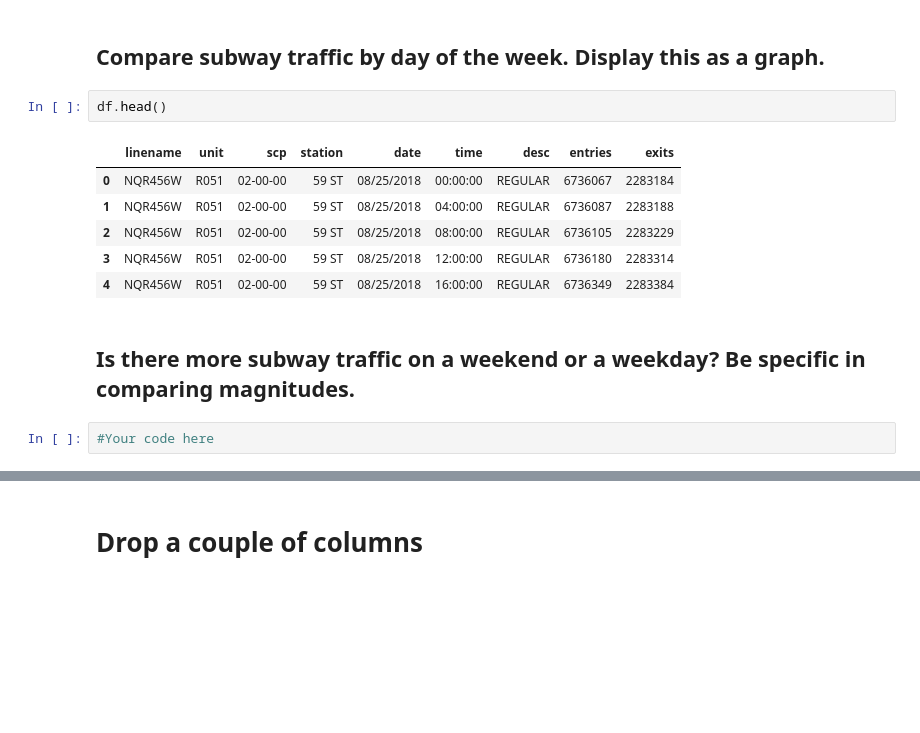
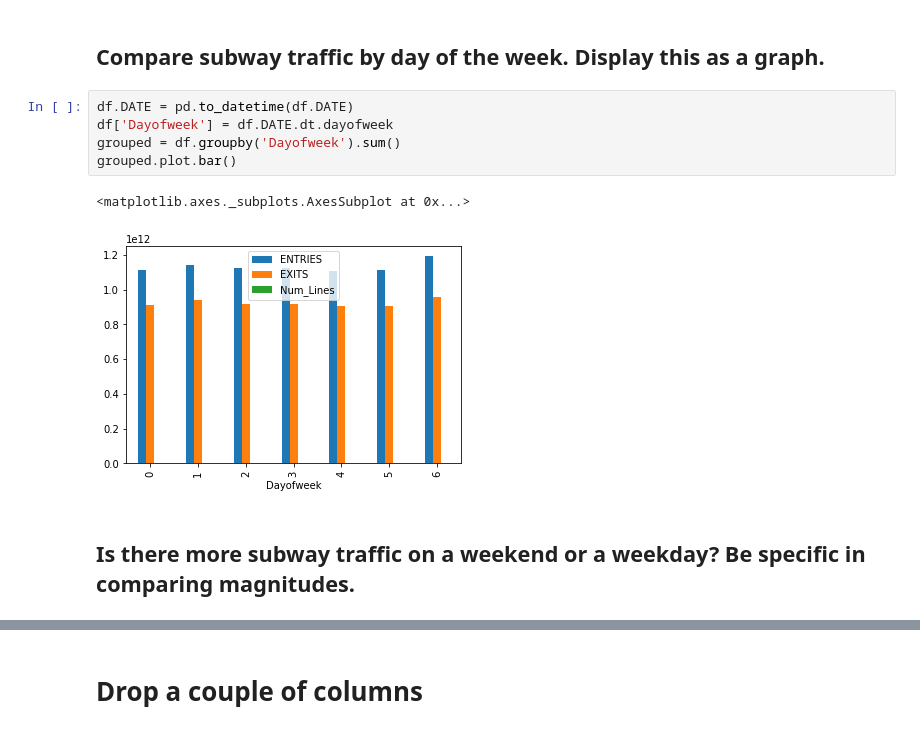
Before and after one commit to ingridhastings/dsc-0-03-08-understanding-pandas-series-and-dataframes-lab-online-ds-sp-000, a Jupyter notebook: index.ipynb, the cells around one changed output, grey strips where cells are left out. Cells and saved outputs as stored; diff of their text form; blank space fills up the shorter version.

```diff
--- a/index.ipynb
+++ b/index.ipynb
@@ -126,16 +121,13 @@ Index(['linename', 'c/a', 'unit', 'scp', 'station', 'division', 'date', 'time',
       dtype='object')
 # %% [markdown]
 ## Compare subway traffic by day of the week. Display this as a graph.
-# %%
-df.head()
-# %% [output]
-|  | linename | unit | scp | station | date | time | desc | entries | exits |
-| 0 | NQR456W | R051 | 02-00-00 | 59 ST | 08/25/2018 | 00:00:00 | REGULAR | 6736067 | 2283184 |
-| 1 | NQR456W | R051 | 02-00-00 | 59 ST | 08/25/2018 | 04:00:00 | REGULAR | 6736087 | 2283188 |
-| 2 | NQR456W | R051 | 02-00-00 | 59 ST | 08/25/2018 | 08:00:00 | REGULAR | 6736105 | 2283229 |
-| 3 | NQR456W | R051 | 02-00-00 | 59 ST | 08/25/2018 | 12:00:00 | REGULAR | 6736180 | 2283314 |
-| 4 | NQR456W | R051 | 02-00-00 | 59 ST | 08/25/2018 | 16:00:00 | REGULAR | 6736349 | 2283384 |
+# %%
+df.DATE = pd.to_datetime(df.DATE)
+df['Dayofweek'] = df.DATE.dt.dayofweek
+grouped = df.groupby('Dayofweek').sum()
+grouped.plot.bar()
+# %% [output]
+<matplotlib.axes._subplots.AxesSubplot at 0x...>
+[figure, added]
 # %% [markdown]
 ## Is there more subway traffic on a weekend or a weekday?    Be specific in comparing magnitudes.
-# %%
-#Your code here
```
Also changed, not shown: parts of 8 cells of this notebook.
